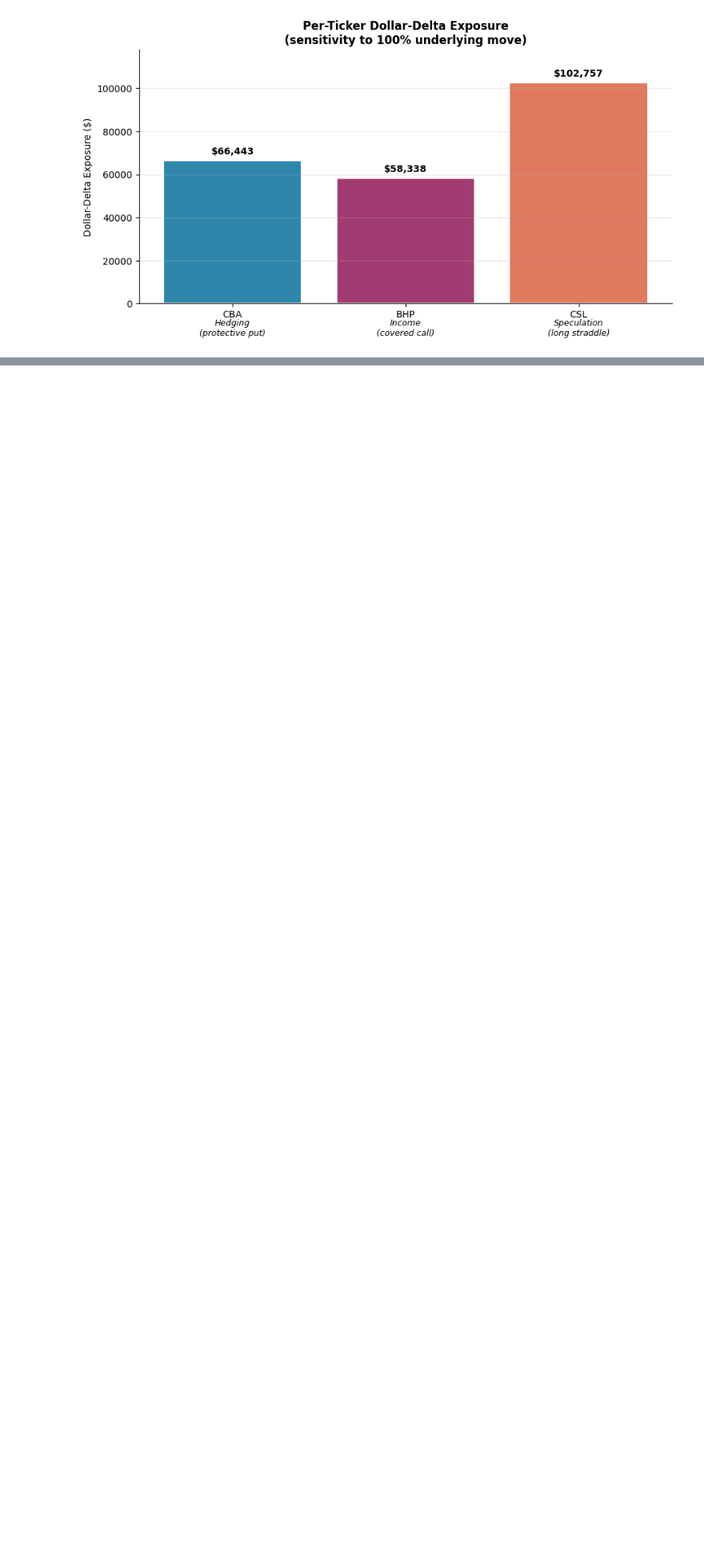
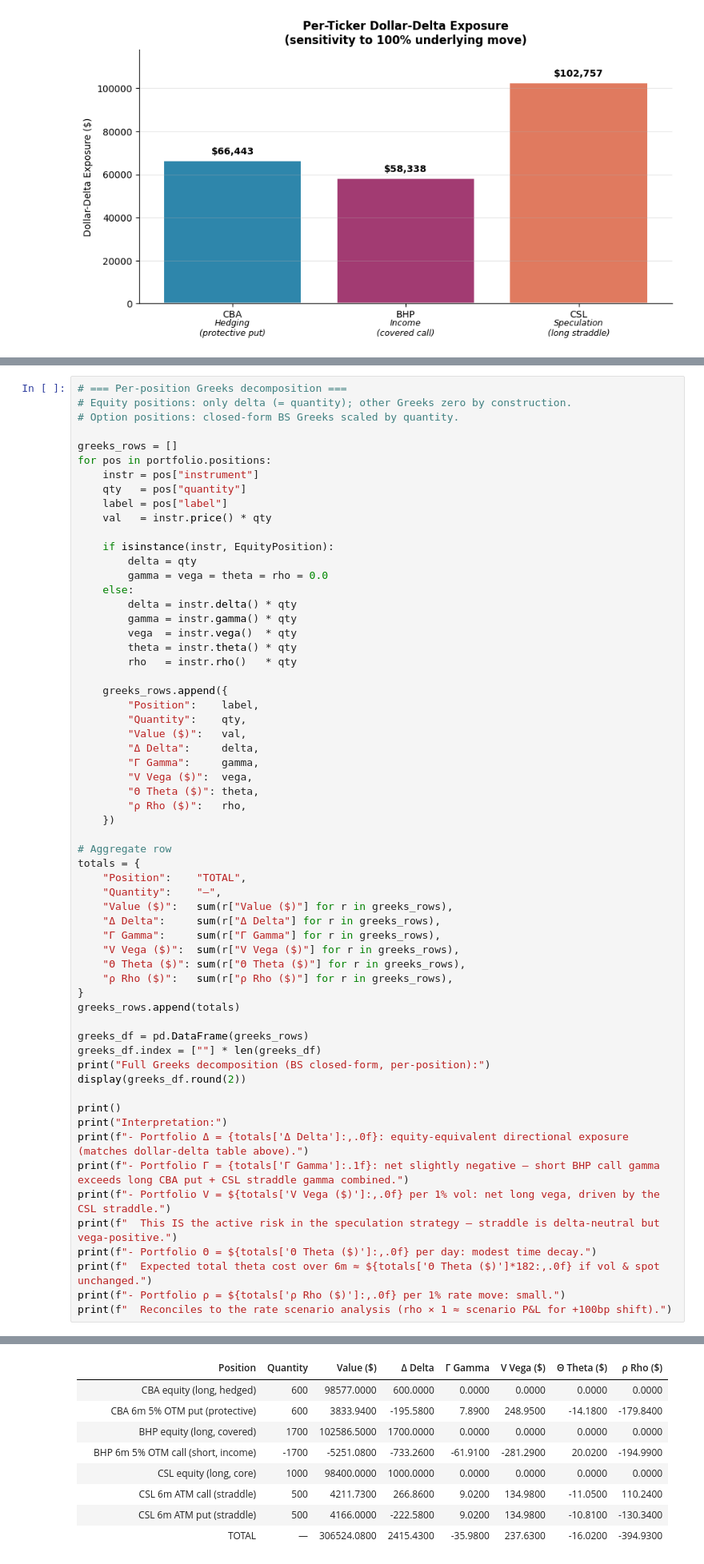
Before and after one commit to indigohill/FINM3422_A3_T7_G1_DP, a Jupyter notebook: notebooks/trading_desk_analysis.ipynb, the cells around one changed output, grey strips where cells are left out. Shown at 80% size. Cells and saved outputs as stored; diff of their text form; blank space fills up the shorter version.

Commit message:
Add Greeks decomposition (6.1) and convergence chart (6.2)

```diff
--- a/notebooks/trading_desk_analysis.ipynb
+++ b/notebooks/trading_desk_analysis.ipynb
@@ -400,0 +417,62 @@ plt.show()
+# %%
+# === Per-position Greeks decomposition ===
+# Equity positions: only delta (= quantity); other Greeks zero by construction.
+# Option positions: closed-form BS Greeks scaled by quantity.
+
+greeks_rows = []
+for pos in portfolio.positions:
+    instr = pos["instrument"]
+    qty   = pos["quantity"]
+    label = pos["label"]
+    val   = instr.price() * qty
+
+    if isinstance(instr, EquityPosition):
+        delta = qty
+        gamma = vega = theta = rho = 0.0
+    else:
+        delta = instr.delta() * qty
+        gamma = instr.gamma() * qty
+        vega  = instr.vega()  * qty
+        theta = instr.theta() * qty
+        rho   = instr.rho()   * qty
+
+    greeks_rows.append({
+        "Position":    label,
+        "Quantity":    qty,
+        "Value ($)":   val,
+        "Δ Delta":     delta,
+        "Γ Gamma":     gamma,
+        "V Vega ($)":  vega,
+        "Θ Theta ($)": theta,
+        "ρ Rho ($)":   rho,
+    })
+
+# Aggregate row
+totals = {
+    "Position":    "TOTAL",
+    "Quantity":    "—",
+    "Value ($)":   sum(r["Value ($)"] for r in greeks_rows),
+    "Δ Delta":     sum(r["Δ Delta"] for r in greeks_rows),
+    "Γ Gamma":     sum(r["Γ Gamma"] for r in greeks_rows),
+    "V Vega ($)":  sum(r["V Vega ($)"] for r in greeks_rows),
+    "Θ Theta ($)": sum(r["Θ Theta ($)"] for r in greeks_rows),
+    "ρ Rho ($)":   sum(r["ρ Rho ($)"] for r in greeks_rows),
+}
+greeks_rows.append(totals)
+
+greeks_df = pd.DataFrame(greeks_rows)
+greeks_df.index = [""] * len(greeks_df)
+print("Full Greeks decomposition (BS closed-form, per-position):")
+display(greeks_df.round(2))
+
+print()
+print("Interpretation:")
+print(f"- Portfolio Δ = {totals['Δ Delta']:,.0f}: equity-equivalent directional exposure (matches dollar-delta table above).")
+print(f"- Portfolio Γ = {totals['Γ Gamma']:.1f}: net slightly negative — short BHP call gamma exceeds long CBA put + CSL straddle gamma combined.")
+print(f"- Portfolio V = ${totals['V Vega ($)']:,.0f} per 1% vol: net long vega, driven by the CSL straddle.")
+print(f"  This IS the active risk in the speculation strategy — straddle is delta-neutral but vega-positive.")
+print(f"- Portfolio Θ = ${totals['Θ Theta ($)']:,.0f} per day: modest time decay.")
+print(f"  Expected total theta cost over 6m ≈ ${totals['Θ Theta ($)']*182:,.0f} if vol & spot unchanged.")
+print(f"- Portfolio ρ = ${totals['ρ Rho ($)']:,.0f} per 1% rate move: small.")
+print(f"  Reconciles to the rate scenario analysis (rho × 1 ≈ scenario P&L for +100bp shift).")
+# %% [output]
@@ -400,0 +480,9 @@ plt.show()
+|  | Position | Quantity | Value ($) | Δ Delta | Γ Gamma | V Vega ($) | Θ Theta ($) | ρ Rho ($) |
+|  | CBA equity (long, hedged) | 600 | 98577.0000 | 600.0000 | 0.0000 | 0.0000 | 0.0000 | 0.0000 |
+|  | CBA 6m 5% OTM put (protective) | 600 | 3833.9400 | -195.5800 | 7.8900 | 248.9500 | -14.1800 | -179.8400 |
+|  | BHP equity (long, covered) | 1700 | 102586.5000 | 1700.0000 | 0.0000 | 0.0000 | 0.0000 | 0.0000 |
+|  | BHP 6m 5% OTM call (short, income) | -1700 | -5251.0800 | -733.2600 | -61.9100 | -281.2900 | 20.0200 | -194.9900 |
+|  | CSL equity (long, core) | 1000 | 98400.0000 | 1000.0000 | 0.0000 | 0.0000 | 0.0000 | 0.0000 |
+|  | CSL 6m ATM call (straddle) | 500 | 4211.7300 | 266.8600 | 9.0200 | 134.9800 | -11.0500 | 110.2400 |
+|  | CSL 6m ATM put (straddle) | 500 | 4166.0000 | -222.5800 | 9.0200 | 134.9800 | -10.8100 | -130.3400 |
+|  | TOTAL | — | 306524.0800 | 2415.4300 | -35.9800 | 237.6300 | -16.0200 | -394.9300 |
```
Also changed, not shown: parts of 11 cells of this notebook.
